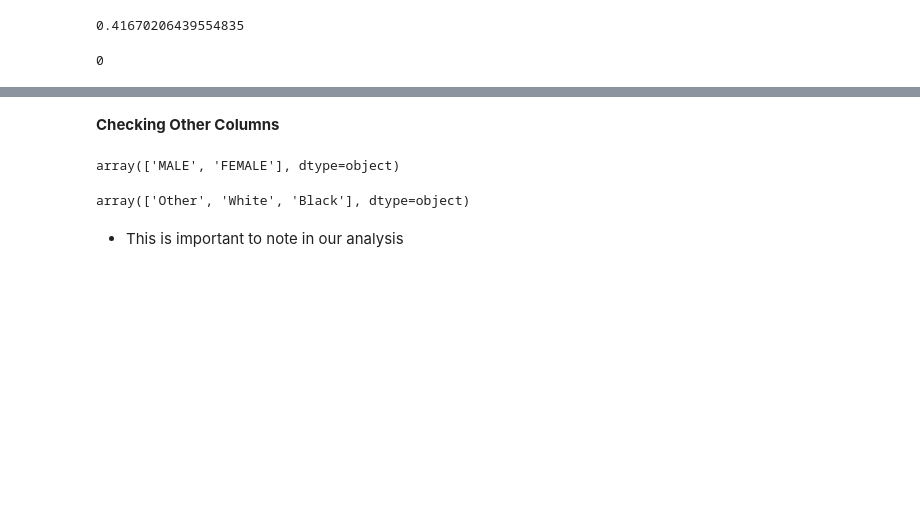
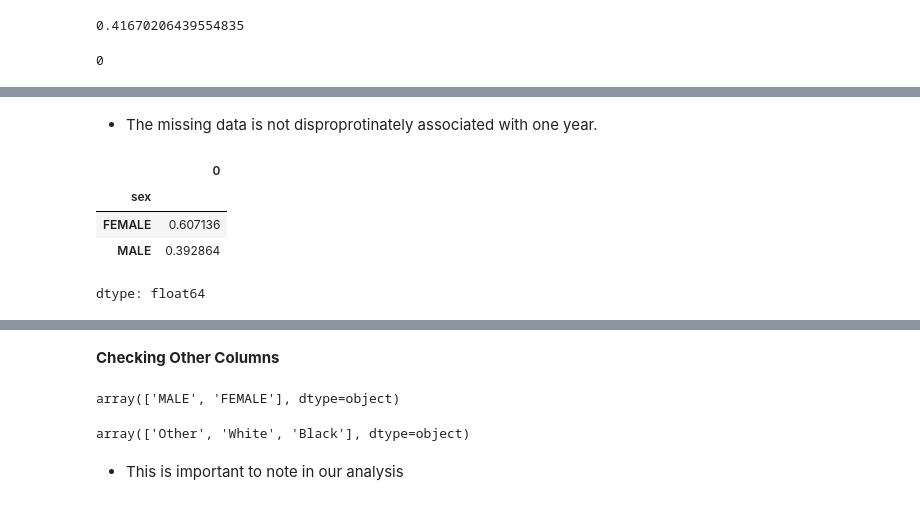
Before and after one commit to kimberlyyliuu/EDA, a Jupyter notebook: lab/gss.ipynb, the cells around one changed output, grey strips where cells are left out. Cells and saved outputs as stored; diff of their text form; code cells hidden in the pictures; blank space fills up the shorter version.

```diff
--- a/lab/gss.ipynb
+++ b/lab/gss.ipynb
@@ -191,0 +193,14 @@ dtype: int64
+# %% [markdown]
+
+
+*   The missing data is not disproprotinately associated with one year.
+# %%
+sex_counts = df[df['conrinc'] == -100].groupby('sex').size()
+sex_proportions = sex_counts / sex_counts.sum() # this is taking how many -100 there are in each sex and dividing by total -100 in dataset.
+sex_proportions
+# %% [output]
+|  | 0 |
+| sex |  |
+| FEMALE | 0.607136 |
+| MALE | 0.392864 |
+dtype: float64
```
Also changed, not shown: parts of 20 cells of this notebook.
